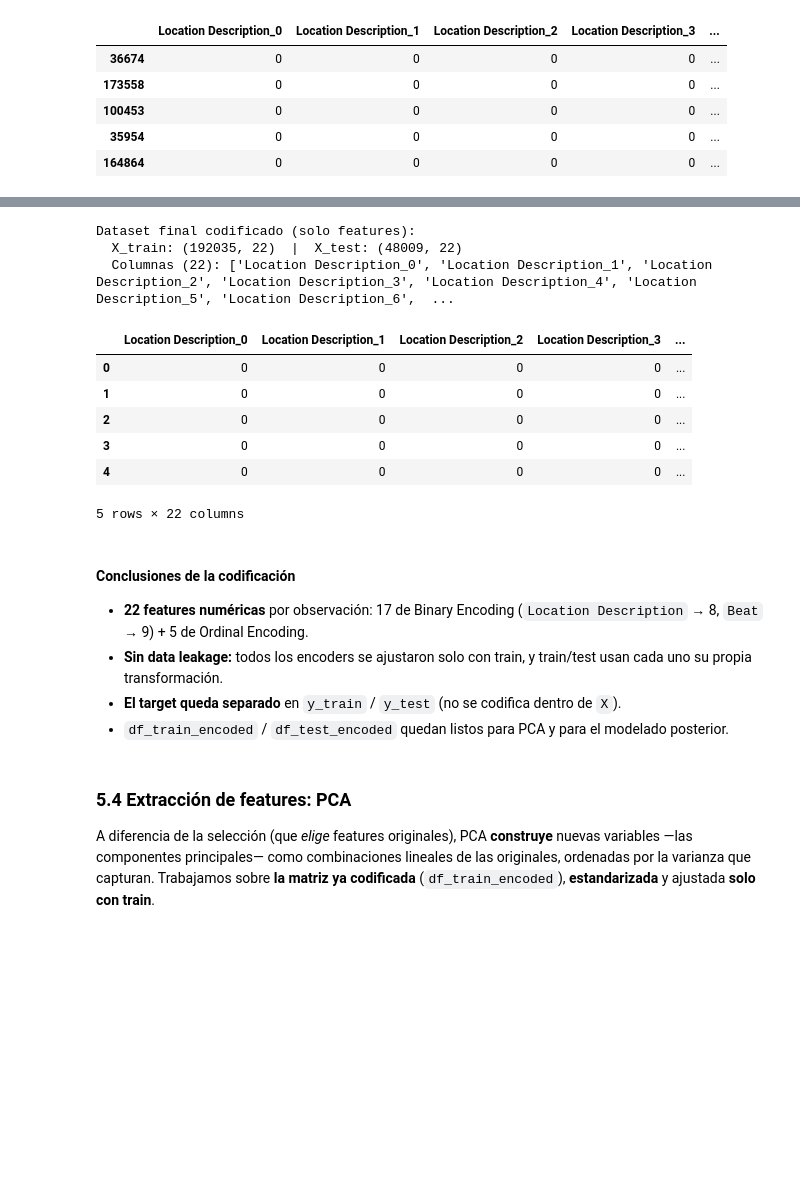
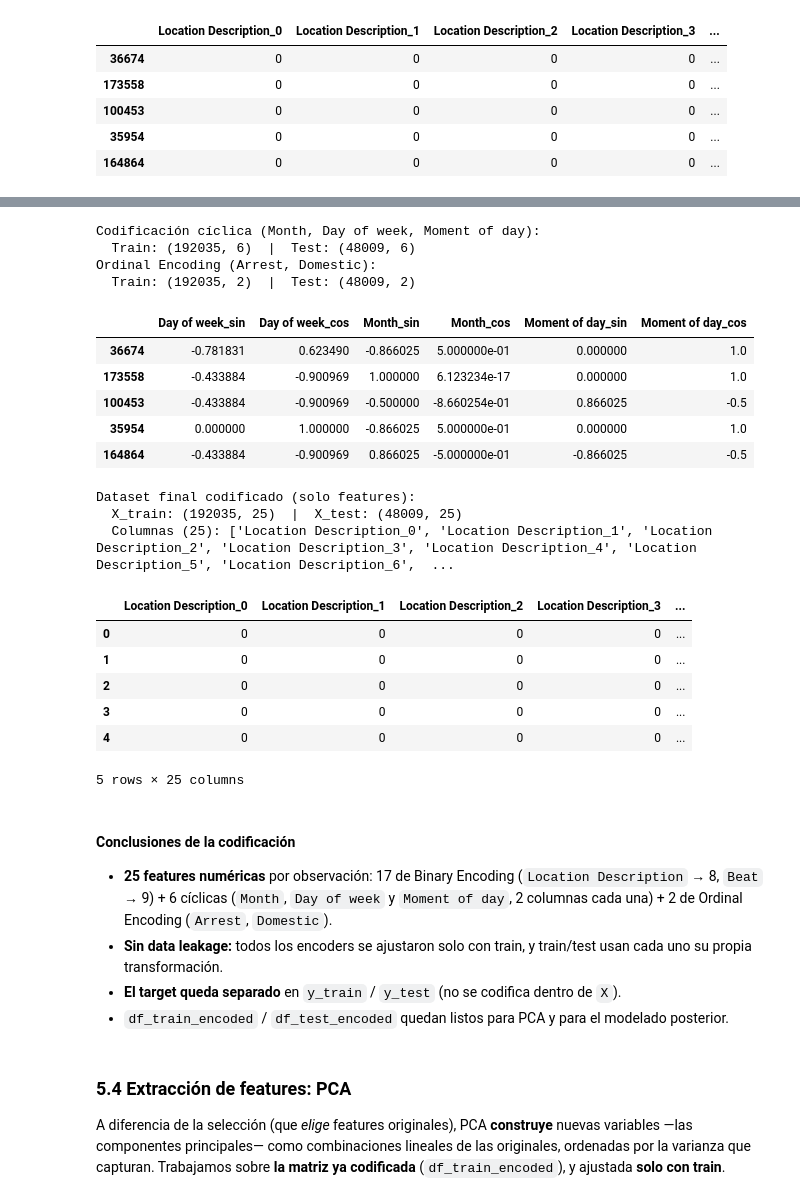
Before and after one commit to aailenm/analisis_de_datos_grupo_2, a Jupyter notebook: Crimenes_reportados_en_Chicago.ipynb, the cells around one changed output, grey strips where cells are left out. Saved outputs shown, nothing was run; the diff lists cells and outputs as text; code cells hidden in the pictures; blank space fills up the shorter version.

```diff
--- a/Crimenes_reportados_en_Chicago.ipynb
+++ b/Crimenes_reportados_en_Chicago.ipynb
@@ -1549,11 +1520,76 @@ Ordinal Encoding:
+# %%
+import numpy as np
+from sklearn.preprocessing import OrdinalEncoder
+
+day_order = ['Monday', 'Tuesday', 'Wednesday', 'Thursday', 'Friday', 'Saturday', 'Sunday']
+month_order = ['January', 'February', 'March', 'April', 'May', 'June',
+               'July', 'August', 'September', 'October', 'November', 'December']
+moment_order = ['MORNING', 'AFTERNOON', 'NIGHT']
+
+# --- Codificación cíclica: las tres features temporales son cíclicas ---
+# Month (dic <-> ene), Day of week (dom <-> lun) y Moment of day (NIGHT <-> MORNING)
+# "envuelven". Las proyectamos sobre un círculo con sin/cos para no imponer una
+# distancia ordinal falsa. Es determinista por fila -> no introduce data leakage.
+day_to_num = {d: i for i, d in enumerate(day_order)}
+month_to_num = {m: i for i, m in enumerate(month_order)}
+moment_to_num = {m: i for i, m in enumerate(moment_order)}
+
+def add_cyclic_features(frame):
+    out = pd.DataFrame(index=frame.index)
+    dow = frame['Day of week'].map(day_to_num)
+    month = frame['Month'].map(month_to_num)
+    moment = frame['Moment of day'].map(moment_to_num)
+    out['Day of week_sin'] = np.sin(2 * np.pi * dow / 7)
+    out['Day of week_cos'] = np.cos(2 * np.pi * dow / 7)
+    out['Month_sin'] = np.sin(2 * np.pi * month / 12)
+    out['Month_cos'] = np.cos(2 * np.pi * month / 12)
+    out['Moment of day_sin'] = np.sin(2 * np.pi * moment / 3)
+    out['Moment of day_cos'] = np.cos(2 * np.pi * moment / 3)
+    return out
+
+df_train_cyclic = add_cyclic_features(df_train)
+df_test_cyclic = add_cyclic_features(df_test)
+
+# --- Ordinal Encoding: solo las variables booleanas ---
+ordinal_features = ['Arrest', 'Domestic']
+ordinal_encoder = OrdinalEncoder(
+    categories=[[False, True], [False, True]],
+    handle_unknown='use_encoded_value', unknown_value=-1)
+ordinal_encoder.fit(df_train[ordinal_features])  # fit solo en train
+
+df_train_ordinal = pd.DataFrame(
+    ordinal_encoder.transform(df_train[ordinal_features]),
+    columns=[f'ord_{c}' for c in ordinal_features], index=df_train.index)
+df_test_ordinal = pd.DataFrame(
+    ordinal_encoder.transform(df_test[ordinal_features]),
+    columns=[f'ord_{c}' for c in ordinal_features], index=df_test.index)
+
+print("Codificación cíclica (Month, Day of week, Moment of day):")
+print(f"  Train: {df_train_cyclic.shape}  |  Test: {df_test_cyclic.shape}")
+print("Ordinal Encoding (Arrest, Domestic):")
+print(f"  Train: {df_train_ordinal.shape}  |  Test: {df_test_ordinal.shape}")
+display(df_train_cyclic.head())
+# %% [output]
+Codificación cíclica (Month, Day of week, Moment of day):
+  Train: (192035, 6)  |  Test: (48009, 6)
+Ordinal Encoding (Arrest, Domestic):
+  Train: (192035, 2)  |  Test: (48009, 2)
+|  | Day of week_sin | Day of week_cos | Month_sin | Month_cos | Moment of day_sin | Moment of day_cos |
+| 36674 | -0.781831 | 0.623490 | -0.866025 | 5.000000e-01 | 0.000000 | 1.0 |
+| 173558 | -0.433884 | -0.900969 | 1.000000 | 6.123234e-17 | 0.000000 | 1.0 |
+| 100453 | -0.433884 | -0.900969 | -0.500000 | -8.660254e-01 | 0.866025 | -0.5 |
+| 35954 | 0.000000 | 1.000000 | -0.866025 | 5.000000e-01 | 0.000000 | 1.0 |
+| 164864 | -0.433884 | -0.900969 | 0.866025 | -5.000000e-01 | -0.866025 | -0.5 |
 # %%
 # Combinar features codificadas (cada conjunto con SU PROPIO binary encoding -> sin fuga)
 df_train_encoded = pd.concat([
     df_train_binary_encoded.reset_index(drop=True),
+    df_train_cyclic.reset_index(drop=True),
     df_train_ordinal.reset_index(drop=True),
 ], axis=1)
 df_test_encoded = pd.concat([
     df_test_binary_encoded.reset_index(drop=True),
+    df_test_cyclic.reset_index(drop=True),
     df_test_ordinal.reset_index(drop=True),
 ], axis=1)
 
@@ -1567,26 +1603,26 @@ print(f"  Columnas ({len(df_train_encoded.columns)}): {df_train_encoded.columns.
 display(df_train_encoded.head())
 # %% [output]
 Dataset final codificado (solo features):
-  X_train: (192035, 22)  |  X_test: (48009, 22)
-  Columnas (22): ['Location Description_0', 'Location Description_1', 'Location Description_2', 'Location Description_3', 'Location Description_4', 'Location Description_5', 'Location Description_6',  ...
+  X_train: (192035, 25)  |  X_test: (48009, 25)
+  Columnas (25): ['Location Description_0', 'Location Description_1', 'Location Description_2', 'Location Description_3', 'Location Description_4', 'Location Description_5', 'Location Description_6',  ...
 |  | Location Description_0 | Location Description_1 | Location Description_2 | Location Description_3 | ... |
 | 0 | 0 | 0 | 0 | 0 | ... |
 | 1 | 0 | 0 | 0 | 0 | ... |
 | 2 | 0 | 0 | 0 | 0 | ... |
 | 3 | 0 | 0 | 0 | 0 | ... |
 | 4 | 0 | 0 | 0 | 0 | ... |
-5 rows × 22 columns
+5 rows × 25 columns
 # %% [markdown]
 #### Conclusiones de la codificación
 
-- **22 features numéricas** por observación: 17 de Binary Encoding (`Location Description` → 8, `Beat` → 9) + 5 de Ordinal Encoding.
+- **25 features numéricas** por observación: 17 de Binary Encoding (`Location Description` → 8, `Beat` → 9) + 6 cíclicas (`Month`, `Day of week` y `Moment of day`, 2 columnas cada una) + 2 de Ordinal Encoding (`Arrest`, `Domestic`).
 - **Sin data leakage:** todos los encoders se ajustaron solo con train, y train/test usan cada uno su propia transformación.
 - **El target queda separado** en `y_train` / `y_test` (no se codifica dentro de `X`).
 - `df_train_encoded` / `df_test_encoded` quedan listos para PCA y para el modelado posterior.
 # %% [markdown]
 ### 5.4 Extracción de features: PCA
 
-A diferencia de la selección (que *elige* features originales), PCA **construye** nuevas variables —las componentes principales— como combinaciones lineales de las originales, ordenadas por la varianza que capturan. Trabajamos sobre **la matriz ya codificada** (`df_train_encoded`), **estandarizada** y ajustada **solo con train**.
+A diferencia de la selección (que *elige* features originales), PCA **construye** nuevas variables —las componentes principales— como combinaciones lineales de las originales, ordenadas por la varianza que capturan. Trabajamos sobre **la matriz ya codificada** (`df_train_encoded`), y ajustada **solo con train**.
 # %%
 from sklearn.preprocessing import StandardScaler
 from sklearn.decomposition import PCA
```
Also changed, not shown: parts of 12 cells of this notebook.
